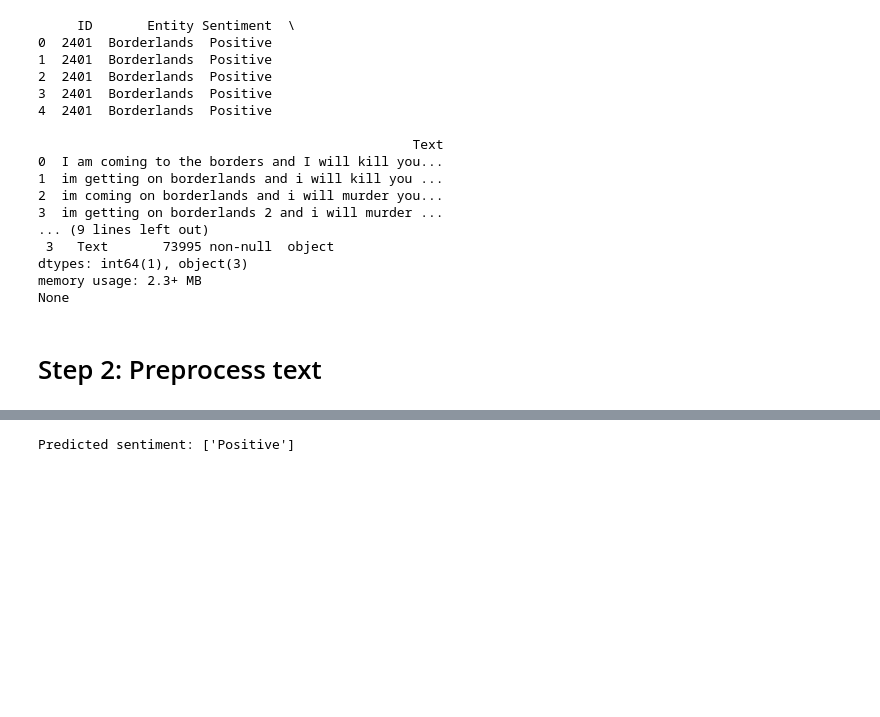
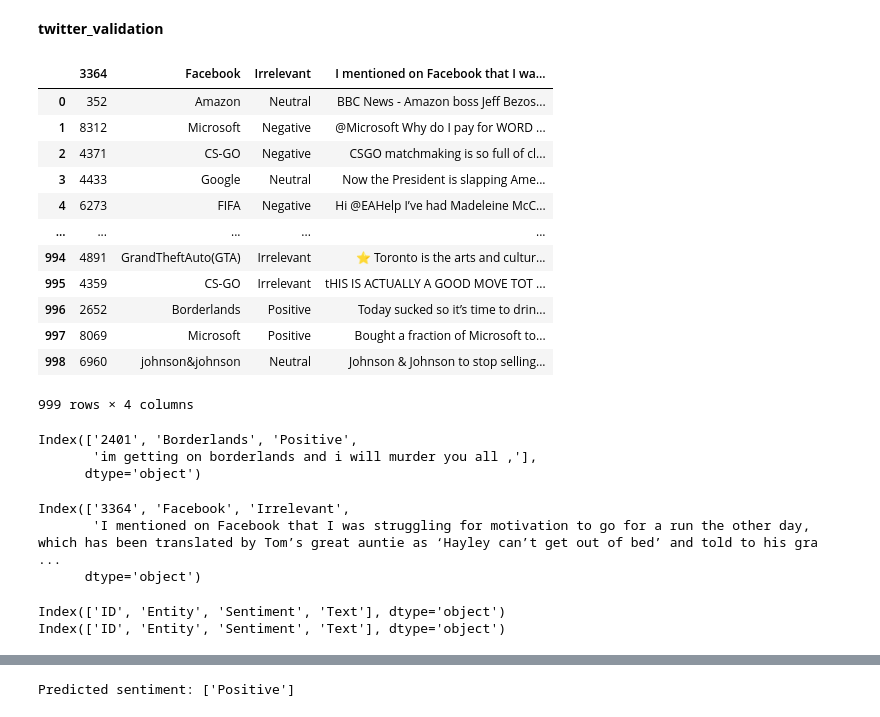
Before and after one commit to Salrahim21/twitter-sentiment-dashboard, a Jupyter notebook: Notebook.ipynb, the cells around one changed output, grey strips where cells are left out. Cells and saved outputs as stored; diff of their text form; code cells hidden in the pictures; blank space fills up the shorter version.

```diff
--- a/Notebook.ipynb
+++ b/Notebook.ipynb
@@ -10,23 +100,46 @@ df = pd.read_csv(file_path)
+# %% [markdown]
+**twitter_validation**
+# %%
+# Load the validation CSV file
+val_df = pd.read_csv('Data/twitter_validation.csv')
+val_df
+# %% [output]
+|  | 3364 | Facebook | Irrelevant | I mentioned on Facebook that I wa... |
+| 0 | 352 | Amazon | Neutral | BBC News - Amazon boss Jeff Bezos... |
+| 1 | 8312 | Microsoft | Negative | @Microsoft Why do I pay for WORD ... |
+| 2 | 4371 | CS-GO | Negative | CSGO matchmaking is so full of cl... |
+| 3 | 4433 | Google | Neutral | Now the President is slapping Ame... |
+| 4 | 6273 | FIFA | Negative | Hi @EAHelp I’ve had Madeleine McC... |
+| ... | ... | ... | ... | ... |
+| 994 | 4891 | GrandTheftAuto(GTA) | Irrelevant | ⭐️ Toronto is the arts and cultur... |
+| 995 | 4359 | CS-GO | Irrelevant | tHIS IS ACTUALLY A GOOD MOVE TOT ... |
+| 996 | 2652 | Borderlands | Positive | Today sucked so it’s time to drin... |
+| 997 | 8069 | Microsoft | Positive | Bought a fraction of Microsoft to... |
+| 998 | 6960 | johnson&johnson | Neutral | Johnson & Johnson to stop selling... |
+999 rows × 4 columns
+# %%
+# Check the columns of the training DataFrame
+df.columns
+# %% [output]
+Index(['2401', 'Borderlands', 'Positive',
+       'im getting on borderlands and i will murder you all ,'],
+      dtype='object')
+# %%
+# Check the columns of the validation DataFrame
+val_df.columns
+# %% [output]
+Index(['3364', 'Facebook', 'Irrelevant',
+       'I mentioned on Facebook that I was struggling for motivation to go for a run the other day, which has been translated by Tom’s great auntie as ‘Hayley can’t get out of bed’ and told to his gra ...
+      dtype='object')
 # %%
+#Change the column names to match the expected format
+
 df.columns = ['ID', 'Entity', 'Sentiment', 'Text']
-print(df[['ID', 'Entity', 'Sentiment', 'Text']].head())
+val_df.columns = ['ID', 'Entity', 'Sentiment', 'Text']
 
-print(df.info())
+# Display the updated columns
+print(df.columns)
+print(val_df.columns)
 # %% [output]
-     ID       Entity Sentiment  \
-0  2401  Borderlands  Positive
-1  2401  Borderlands  Positive
-2  2401  Borderlands  Positive
-3  2401  Borderlands  Positive
-4  2401  Borderlands  Positive
-
-                                                Text
-0  I am coming to the borders and I will kill you...
-1  im getting on borderlands and i will kill you ...
-2  im coming on borderlands and i will murder you...
-3  im getting on borderlands 2 and i will murder ...
-... (9 lines left out)
- 3   Text       73995 non-null  object
-dtypes: int64(1), object(3)
-memory usage: 2.3+ MB
-None
+Index(['ID', 'Entity', 'Sentiment', 'Text'], dtype='object')
+Index(['ID', 'Entity', 'Sentiment', 'Text'], dtype='object')
@@ -35,2 +145,0 @@ df.to_csv("twitter_training_cleaned.csv", index=False)
-# %% [markdown]
- # Step 2: Preprocess text
```
Also changed, not shown: parts of 56 cells of this notebook, 1 other file.
